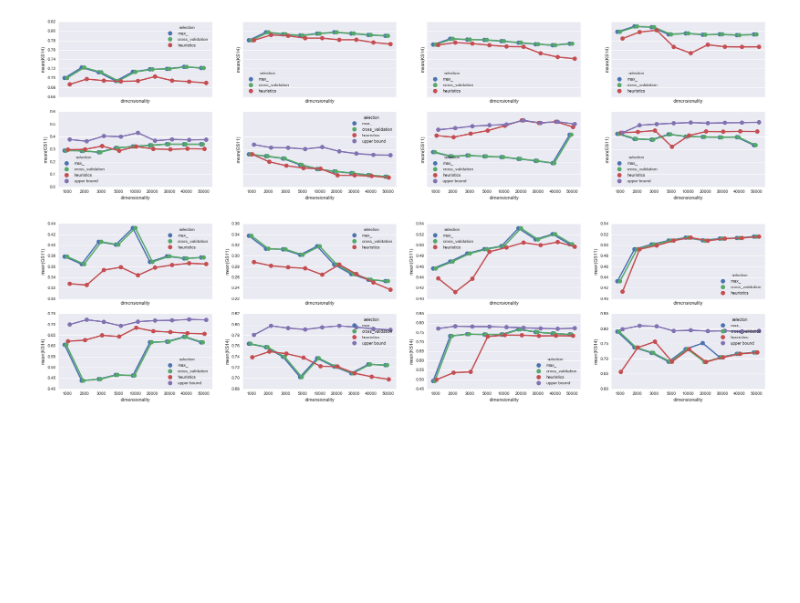
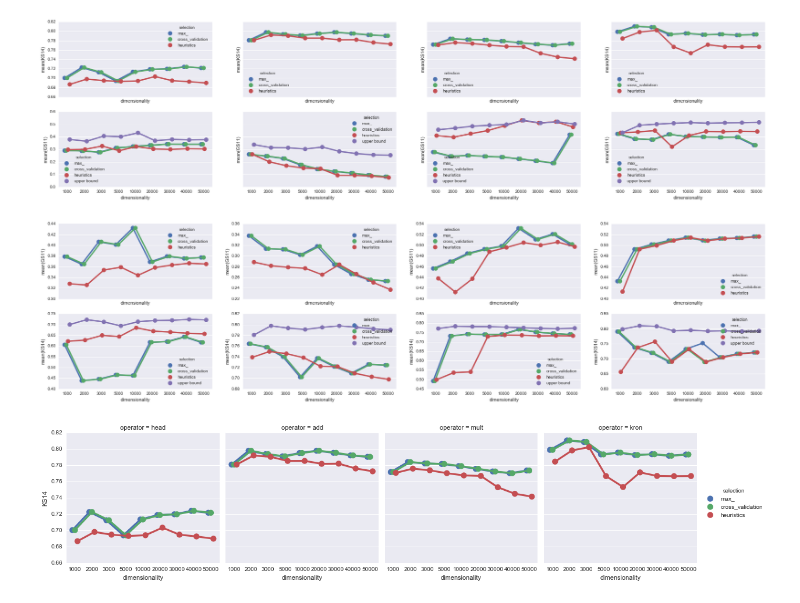
Before and after one commit to dimazest/thesis, a Jupyter notebook: supplement/parameter-selection.ipynb, the cells around one changed output. Saved outputs shown, nothing was run; the diff lists cells and outputs as text; code cells hidden in the pictures; blank space fills up the shorter version.

```diff
--- a/supplement/parameter-selection.ipynb
+++ b/supplement/parameter-selection.ipynb
@@ -1219,3 +1219,35 @@ for n, operator in enumerate(('head', 'add', 'mult', 'kron')):
     )
 # %% [output]
 [figure]
+# %%
+# f, axs = plt.subplots(1, 4, figsize=(14, 3), sharey=True)
+
+t.plot_parameter_selection_comparison(
+    [
+        max_selection_ks14,
+        cross_validation_selection_ks14,
+        heuristics_selection_ks14,
+    ],
+    'KS14',
+#     ax=ax,
+    col='operator',
+).fig.savefig('figures/ks14-results.pdf')
+
+# # f.savefig('figures/men-results.pdf')
+
+# f, ax = plt.subplots(figsize=(7, 3))
+# t.plot_parameter_selection_comparison(
+#     [
+#         max_selection_men,
+#         cross_validation_selection_men,
+#         heuristics_selection_men,
+
+#         max_selection_simlex.assign(selection='upper bound')
+#     ],
+#     'men',
+#     'SimLex999',
+#     ax=ax,
+# )
+# f.savefig('figures/men-transfer.pdf')
+# %% [output]
+[figure, added]
```
Also changed, not shown: parts of 1 cell of this notebook, 5 other files.
